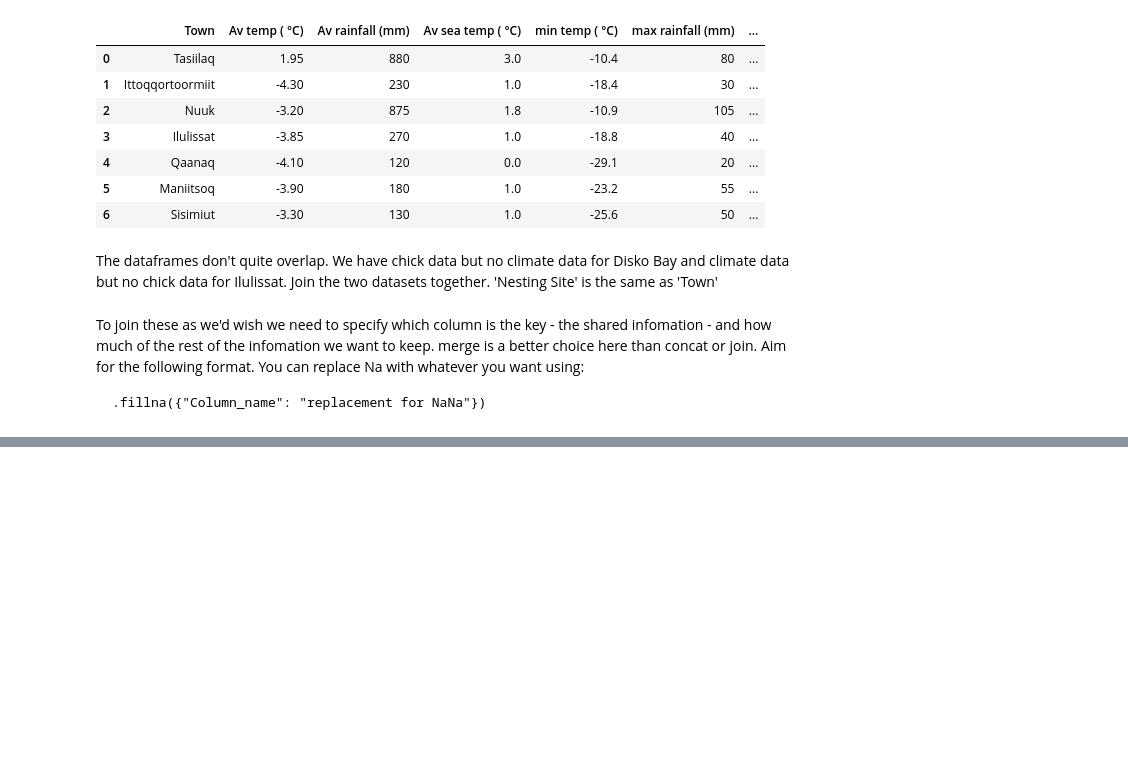
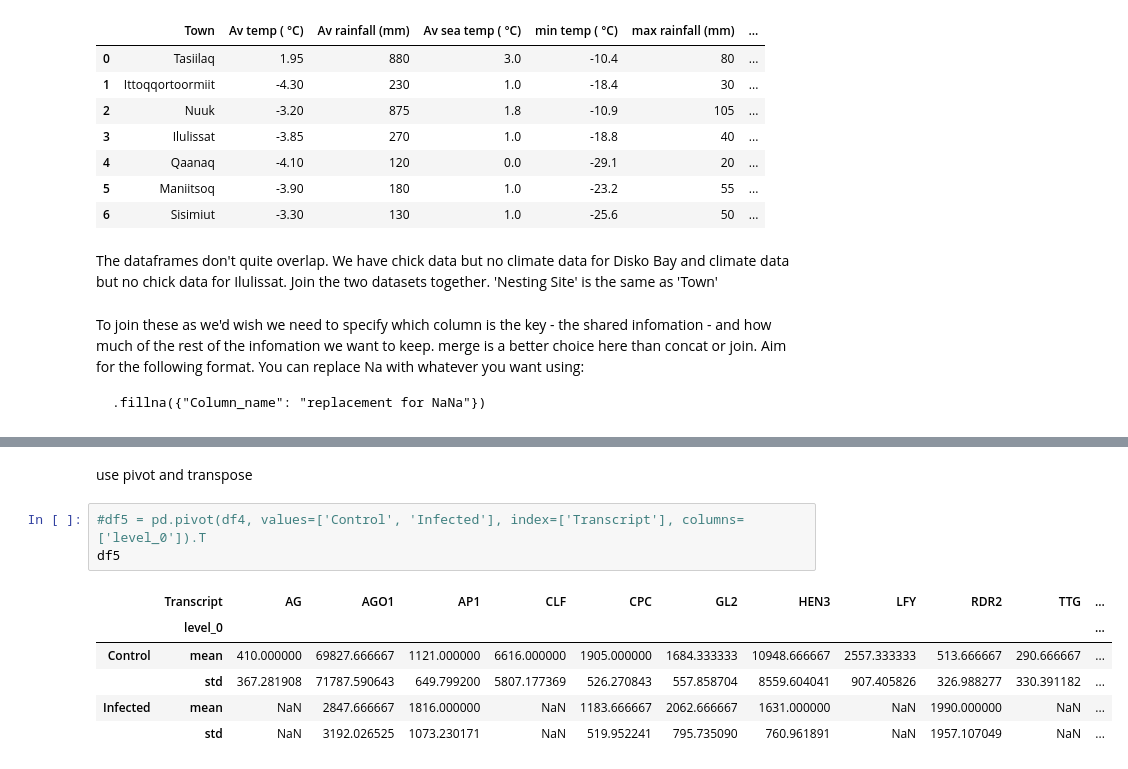
Before and after one commit to nicksavill/DEB_development, a Jupyter notebook: Week_5/Class_9_interactive.ipynb, the cells around one changed output, grey strips where cells are left out. Saved outputs shown, nothing was run; the diff lists cells and outputs as text; blank space fills up the shorter version.

```diff
--- a/Week_5/Class_9_interactive.ipynb
+++ b/Week_5/Class_9_interactive.ipynb
@@ -666,0 +852,12 @@ Name: Species, dtype: int64
+# %% [markdown]
+use pivot and transpose
+# %%
+#df5 = pd.pivot(df4, values=['Control', 'Infected'], index=['Transcript'], columns=['level_0']).T
+df5
+# %% [output]
+|  | Transcript | AG | AGO1 | AP1 | CLF | CPC | GL2 | HEN3 | LFY | RDR2 | TTG | ... |
+|  | level_0 |  |  |  |  |  |  |  |  |  |  | ... |
+| Control | mean | 410.000000 | 69827.666667 | 1121.000000 | 6616.000000 | 1905.000000 | 1684.333333 | 10948.666667 | 2557.333333 | 513.666667 | 290.666667 | ... |
+|  | std | 367.281908 | 71787.590643 | 649.799200 | 5807.177369 | 526.270843 | 557.858704 | 8559.604041 | 907.405826 | 326.988277 | 330.391182 | ... |
+| Infected | mean | NaN | 2847.666667 | 1816.000000 | NaN | 1183.666667 | 2062.666667 | 1631.000000 | NaN | 1990.000000 | NaN | ... |
+|  | std | NaN | 3192.026525 | 1073.230171 | NaN | 519.952241 | 795.735090 | 760.961891 | NaN | 1957.107049 | NaN | ... |
```
Also changed, not shown: parts of 139 cells of this notebook, 13 other files.
